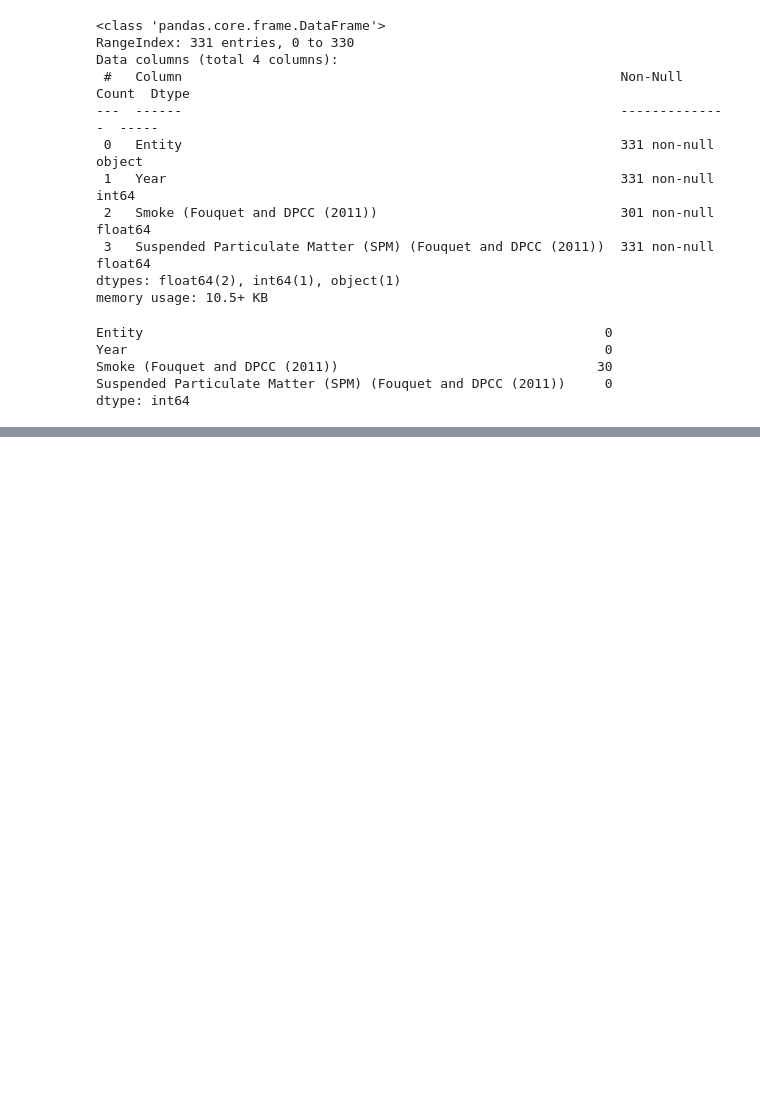
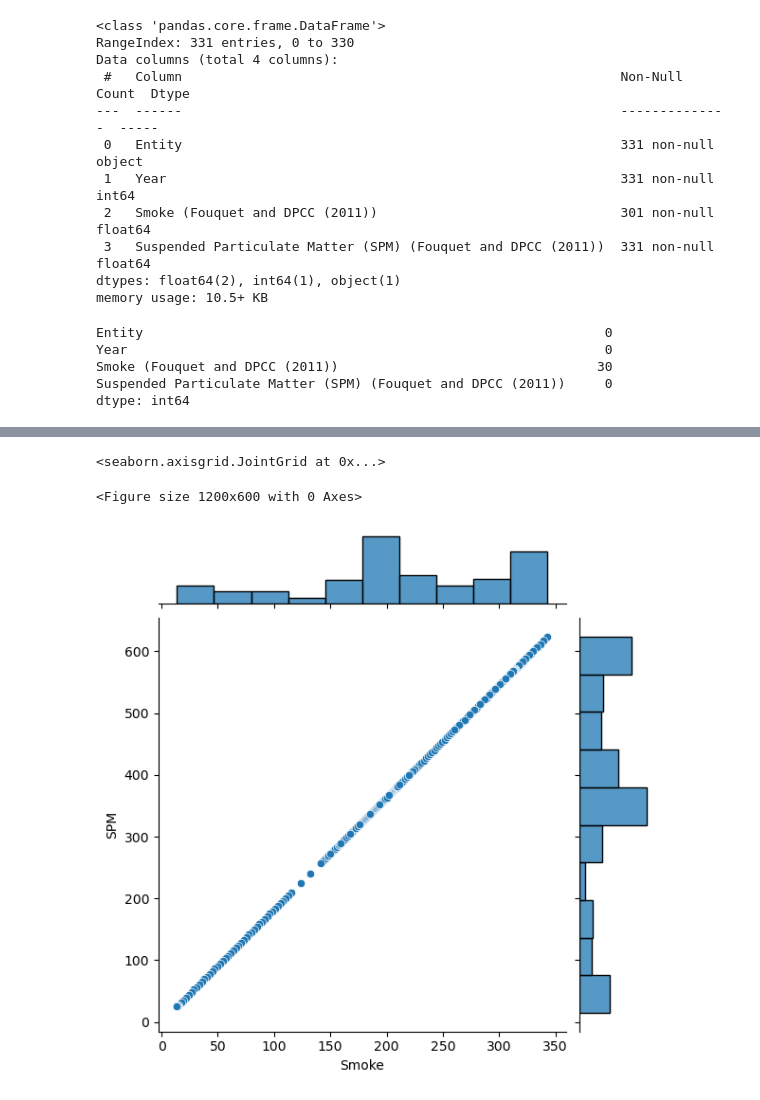
Before and after one commit to notfakearcher/yanjun, a Jupyter notebook: time-series/01_practice/practice1.ipynb, the cells around one changed output, grey strips where cells are left out. Saved outputs shown, nothing was run; the diff lists cells and outputs as text; code cells hidden in the pictures; blank space fills up the shorter version.

```diff
--- a/time-series/01_practice/practice1.ipynb
+++ b/time-series/01_practice/practice1.ipynb
@@ -51,0 +52,3 @@ pollution1= pollution1.reset_index(drop = )
+# %%
+pollution1 = pollution1.rename(columns = {'Smoke (Fouquet and DPCC (2011))': 'Smoke', 'Suspended Particulate Matter (SPM) (Fouquet and DPCC (2011))': 'SPM', 'Entity':'City'})
+pollution1
@@ -51,0 +69,9 @@ pollution1= pollution1.reset_index(drop = )
+# %%
+pollution1['Year'] = pollution1['Year'].apply(lambda x: datetime.strptime(str(x),'%Y'))
+# %%
+plt.figure(figsize = (12,6))
+sns.jointplot(data = pollution1, x = 'Smoke', y = 'SPM', edgecolor = 'white')
+# %% [output]
+<seaborn.axisgrid.JointGrid at 0x...>
+<Figure size 1200x600 with 0 Axes>
+[figure, added]
```
Also changed, not shown: parts of 8 cells of this notebook.
